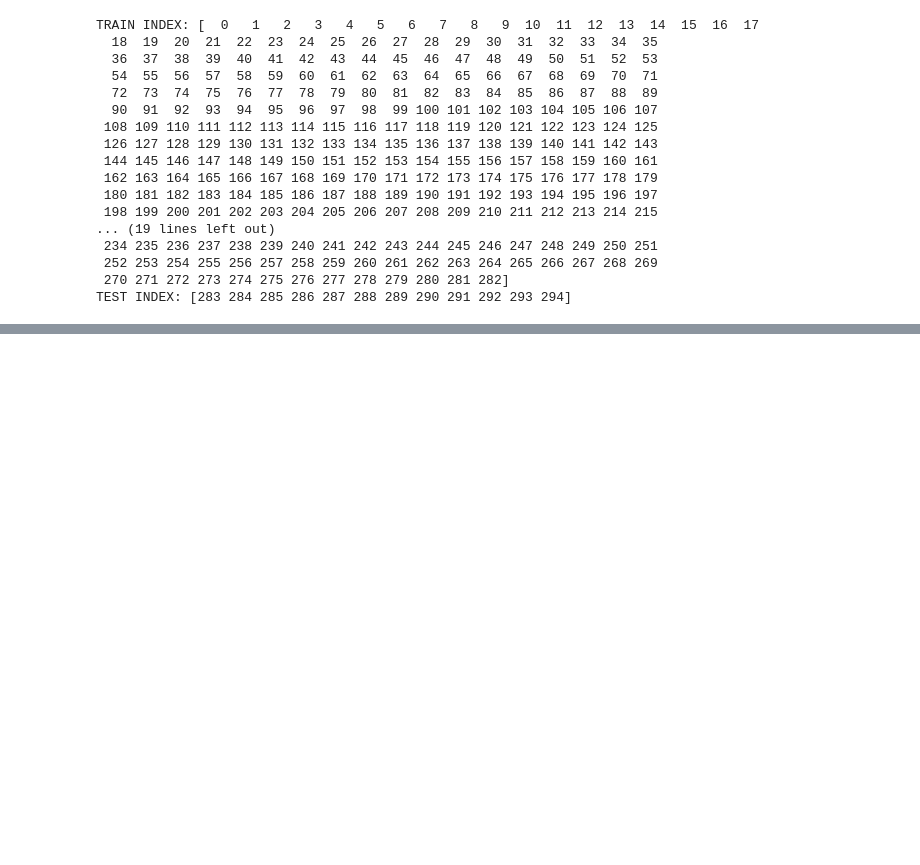
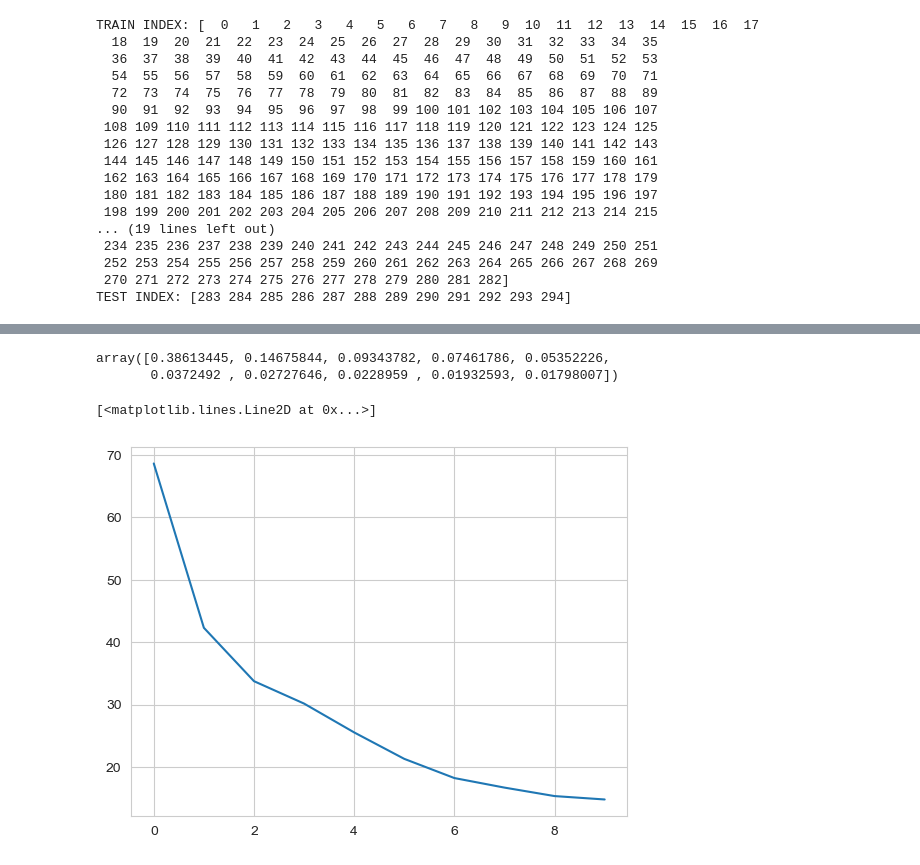
Before and after one commit to Erdos-Projects/fall-2025-forecasting-electricity-price, a Jupyter notebook: src/eda/will_eda.ipynb, the cells around one changed output, grey strips where cells are left out. Cells and saved outputs as stored; diff of their text form; code cells hidden in the pictures; blank space fills up the shorter version.

```diff
--- a/src/eda/will_eda.ipynb
+++ b/src/eda/will_eda.ipynb
@@ -625,17 +907,24 @@ for i in range(3):
 from pmdarima import auto_arima
 from sklearn.model_selection import TimeSeriesSplit
 # %%
-state = 'NC'
+state = 'TX'
+target = 'residential_electricity_price'
 
-y = residential_price[residential_price.stateid==state].set_index(keys='period').sort_index()['price']
+
 
 kfold = TimeSeriesSplit(n_splits=2, test_size=12)
 
-for train_index, test_index in kfold.split(y):
+folds = {}
+
+for i, (train_index, test_index) in enumerate(kfold.split(states_dfs[state])):
+
     print("TRAIN INDEX:", train_index)
     print("TEST INDEX:", test_index)
     #print(y[test_index])
     print()
+    folds[f'fold {i}'] = {'train': train_index, 'test': test_index}
+
+#print(kfold.split(states_dfs[state]))
 # %% [output]
 TRAIN INDEX: [  0   1   2   3   4   5   6   7   8   9  10  11  12  13  14  15  16  17
   18  19  20  21  22  23  24  25  26  27  28  29  30  31  32  33  34  35
@@ -672,0 +951,5 @@ Name: price, Length: 295, dtype: float64
+# %%
+X, y = states_dfs[state].drop(columns = [target]), states_dfs[state][target]
+train_idx, test_idx = folds['fold 0']['train'], folds['fold 0']['test']
+X_tt, y_tt = X.iloc[train_idx, :], y.iloc[train_idx]
+X_val, y_val = X.iloc[test_idx, :], y.iloc[test_idx]
@@ -672,0 +972,15 @@ Name: price, Length: 295, dtype: float64
+# %%
+#pipe = Pipeline([('scale', StandardScaler()), ('pca', PCA(n_components=20))])
+
+pca = PCA(n_components=10)
+X_tt_transformed = pca.fit_transform(StandardScaler().fit_transform(X_tt))
+# %%
+pca.explained_variance_ratio_
+# %% [output]
+array([0.38613445, 0.14675844, 0.09343782, 0.07461786, 0.05352226,
+       0.0372492 , 0.02727646, 0.0228959 , 0.01932593, 0.01798007])
+# %%
+plt.plot(pca.singular_values_)
+# %% [output]
+[<matplotlib.lines.Line2D at 0x...>]
+[figure, added]
```
Also changed, not shown: parts of 59 cells of this notebook, 1 other file.
